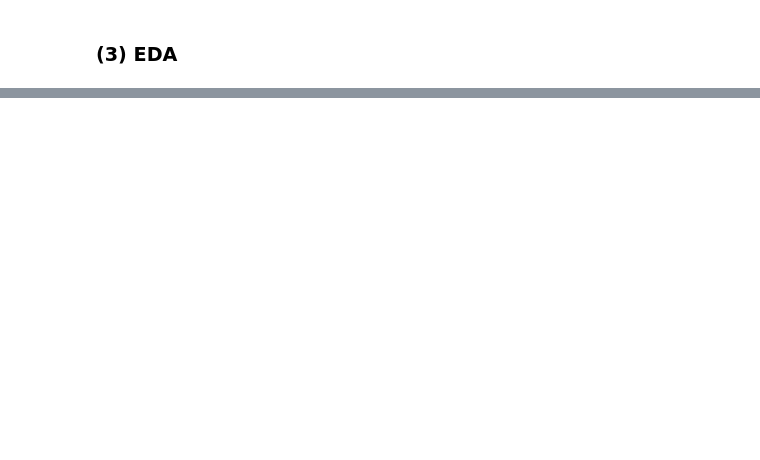
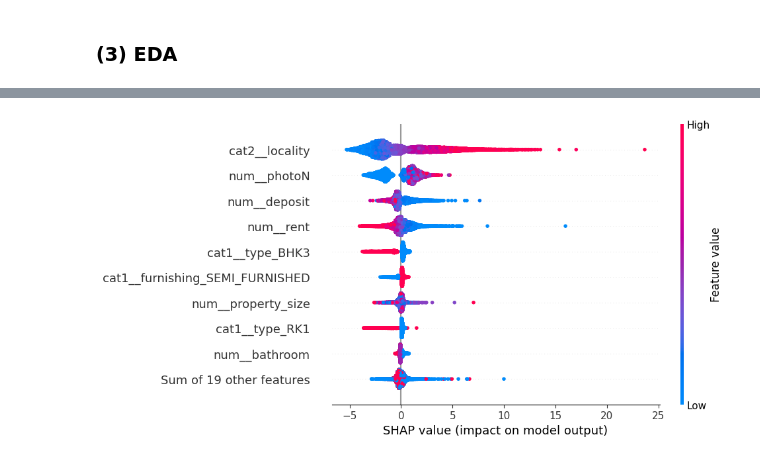
Before and after one commit to J-ZW-Wang/ss_data_project, a Jupyter notebook: NoBroker - Property Click Prediction/Property Click Prediction.ipynb, the cells around one changed output, grey strips where cells are left out. Drawn from its saved outputs; the diff is of its cells as text; code cells hidden in the pictures; blank space fills up the shorter version.

```diff
--- a/NoBroker - Property Click Prediction/Property Click Prediction.ipynb
+++ b/NoBroker - Property Click Prediction/Property Click Prediction.ipynb
@@ -198,0 +317,6 @@ prop3.drop("_merge", axis=1, inplace=True)
+# %%
+X = prop3[allPreds]
+y = prop3["requests_in_21d"]
+
+print(numPreds)
+print(catPreds)
@@ -198,0 +357,4 @@ prop3.drop("_merge", axis=1, inplace=True)
+# %%
+X_train, X_test, y_train, y_test = train_test_split(
+    XTF, y, test_size=0.25, random_state=777
+)
@@ -198,0 +401,22 @@ prop3.drop("_merge", axis=1, inplace=True)
+# %%
+xgbreg2 = XGBRegressor(
+    learning_rate=set_learning_rate,
+    n_estimators=mean_best_iterations,
+    objective="reg:squarederror",
+    nthread=-1,
+    seed=77,
+)
+
+params = {
+    "max_depth": [3, 5, 7],
+    "subsample": [0.8, 0.9, 1],
+    "lambda": [0.1, 0.5, 1],
+    "alpha": [0.1, 0.5, 1],
+}
+
+xgbGridSearch = GridSearchCV(
+    estimator=xgbreg2, param_grid=params, cv=5, verbose=1, n_jobs=-1
+)
+xgbGridSearch.fit(X_train, y_train)
+
+print(f"{xgbGridSearch.best_params_=}")
@@ -198,0 +428,7 @@ prop3.drop("_merge", axis=1, inplace=True)
+# %%
+selected_xgb = xgbGridSearch.best_estimator_
+y_hat = selected_xgb.predict(X_test)
+
+print(f"Train r2_score: {selected_xgb.score(X_train, y_train):.2f}")
+print(f"Test r2_score: {selected_xgb.score(X_test, y_test):.2f}")
+px.scatter(x=y_test, y=y_hat, trendline="ols", opacity=0.2, width=600)
@@ -198,0 +445,6 @@ prop3.drop("_merge", axis=1, inplace=True)
+# %%
+explainer = shap.TreeExplainer(selected_xgb)
+shap_values = explainer(X_train)
+shap.plots.beeswarm(shap_values)
+# %% [output]
+[figure, added]
```
Also changed, not shown: parts of 25 cells of this notebook.
